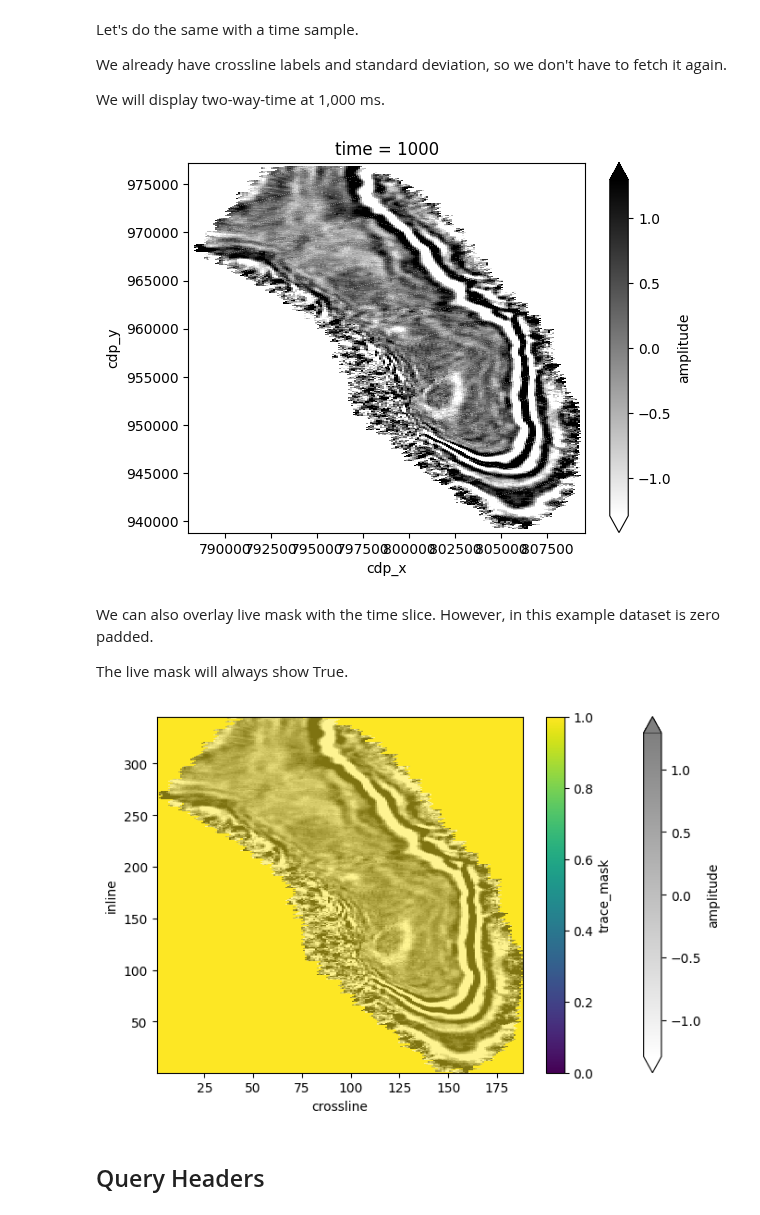
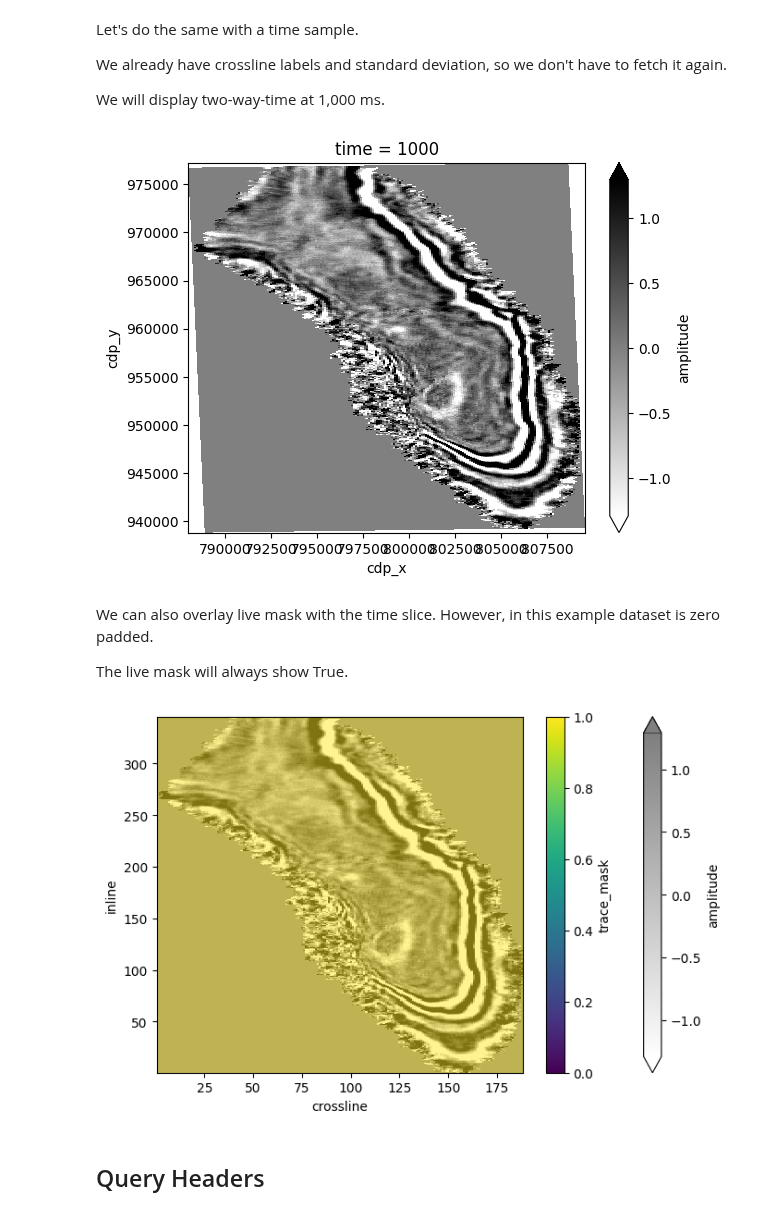
Before and after one commit to TGSAI/mdio-python, a Jupyter notebook: docs/tutorials/quickstart.ipynb, the cells around one changed output. Saved outputs shown, nothing was run; the diff lists cells and outputs as text; code cells hidden in the pictures.

```diff
--- a/docs/tutorials/quickstart.ipynb
+++ b/docs/tutorials/quickstart.ipynb
@@ -231,10 +224,9 @@ We already have crossline labels and standard deviation, so we don't have to fet
 We will display two-way-time at 1,000 ms.
 # %%
 twt_data = dataset["amplitude"].sel(time=1000)
-twt_data = twt_data.where(twt_data != 0, np.nan)
-twt_data.plot(vmin=-2*std, vmax=2*std, cmap="gray_r", x="cdp_x", y="cdp_y", antialiased=True);
+twt_data.plot(vmin=-2 * std, vmax=2 * std, cmap="gray_r", x="cdp_x", y="cdp_y");
 # %% [output]
-[figure, old version]
+[figure, new version]
 # %% [markdown]
 We can also overlay live mask with the time slice. However, in this example dataset is zero padded.
 
@@ -242,10 +234,10 @@ The live mask will always show True.
 # %%
 trace_mask = dataset.trace_mask[:]
 
-twt_data.plot(vmin=-2*std, vmax=2*std, cmap="gray_r", alpha=0.5, figsize=(8, 5))
+twt_data.plot(vmin=-2 * std, vmax=2 * std, cmap="gray_r", alpha=0.5, figsize=(8, 5))
 trace_mask.plot.imshow(vmin=0, vmax=1);
 # %% [output]
-[figure, old version]
+[figure, new version]
 # %% [markdown]
 ## Query Headers
 # %% [markdown]
```
Also changed, not shown: parts of 4 cells of this notebook.
